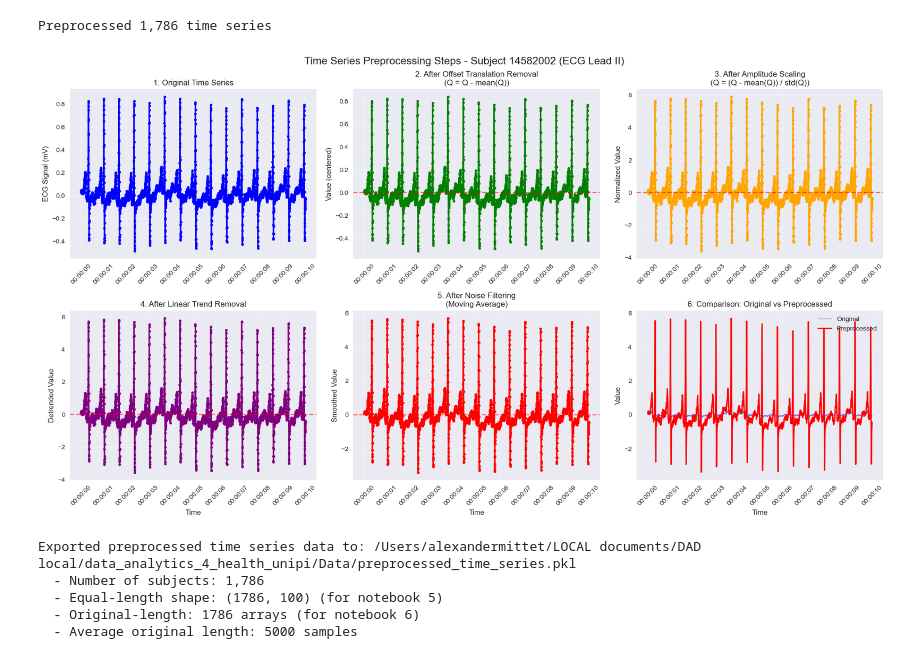
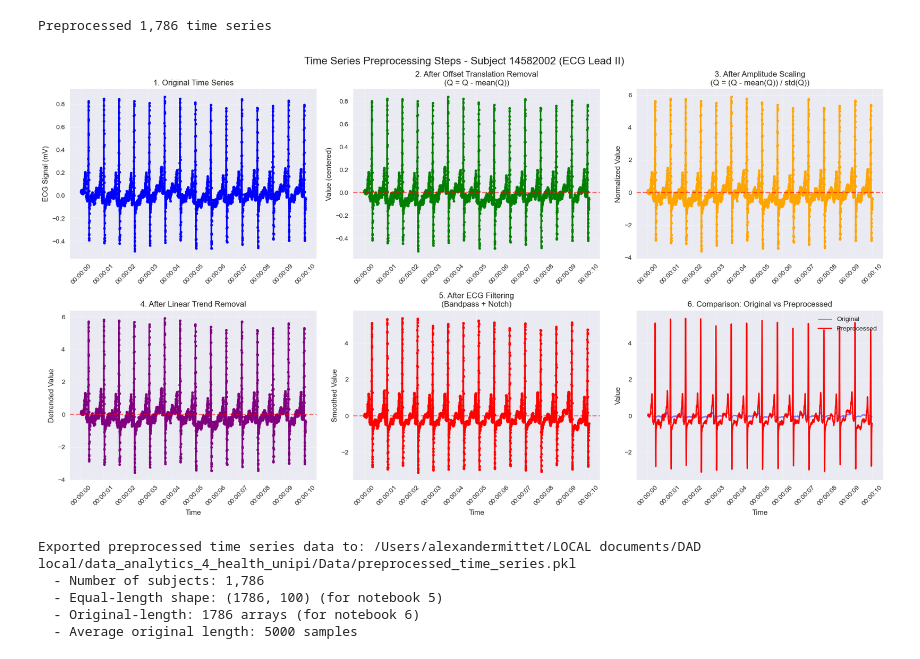
Before and after one commit to alexandermittet/Data_Analytics_for_Health_UniPi, a Jupyter notebook: code/3.1_timeseries_alex_executed.ipynb, the cells around one changed output. Cells and saved outputs as stored; diff of their text form; code cells hidden in the pictures.

```diff
--- a/code/3.1_timeseries_alex_executed.ipynb
+++ b/code/3.1_timeseries_alex_executed.ipynb
@@ -280,8 +332,15 @@ Time series length: 5,000 samples
 # %% [markdown]
 ## 3. Preprocessing
 # %%
-def preprocess_time_series(ts_values, apply_trend_removal=True, apply_noise_filtering=True, window_size=3):
-    """Preprocess time series: offset removal, scaling, detrending, smoothing."""
+def preprocess_time_series(ts_values, fs=500, apply_trend_removal=True, apply_ecg_filtering=True):
+    """Preprocess ECG time series: offset removal, scaling, detrending, ECG-specific filtering.
+
+    Args:
+        ts_values: ECG signal values
+        fs: Sampling frequency (Hz), default 500
+        apply_trend_removal: Whether to remove linear trend
+        apply_ecg_filtering: Whether to apply ECG bandpass and notch filters
+    """
     values = ts_values.copy()
     original_values = values.copy()
 
@@ -289,7 +348,7 @@ def preprocess_time_series(ts_values, apply_trend_removal=True, apply_noise_filt
     mean_val = np.mean(values)
     values_step1 = values - mean_val
 
-    # Step 2: Amplitude Scaling
+    # Step 2: Amplitude Scaling (z-normalization)
     std_val = np.std(values)
     if std_val > 0:
         values_step2 = values_step1 / std_val
@@ -306,13 +365,12 @@ def preprocess_time_series(ts_values, apply_trend_removal=True, apply_noise_filt
         values_step3 = values_step2
         trend = None
 
-    # Step 4: Noise Filtering (Moving Average)
-    if apply_noise_filtering and len(values) >= window_size:
-        values_step4 = np.convolve(values_step3, np.ones(window_size)/window_size, mode='same')
-        # Handle edges
-        half_window = window_size // 2
-        values_step4[:half_window] = values_step3[:half_window]
-        values_step4[-half_window:] = values_step3[-half_window:]
+    # Step 4: ECG-specific filtering (bandpass + notch)
+    if apply_ecg_filtering:
+        # Apply bandpass filter (0.5-40 Hz) to remove baseline wander and high-freq noise
+        values_step4a = ecg_bandpass_filter(values_step3, fs=fs, lowcut=0.5, highcut=40)
+        # Apply notch filter (60 Hz) to remove powerline interference
+        values_step4 = ecg_notch_filter(values_step4a, fs=fs, freq=60)
     else:
         values_step4 = values_step3
 
@@ -321,7 +379,7 @@ def preprocess_time_series(ts_values, apply_trend_removal=True, apply_noise_filt
         'after_offset': values_step1,
         'after_scaling': values_step2,
         'after_trend': values_step3,
-        'after_noise_filter': values_step4,
+        'after_ecg_filter': values_step4,
         'trend': trend if apply_trend_removal else None
     }
 
@@ -343,7 +401,7 @@ for subject_id, ts in time_series_dict.items():
     preprocessed_series[subject_id] = {
         'timestamps': ts['charttime'].values,
         'original': ts['valuenum'].values,
-        'preprocessed': preprocessed['after_noise_filter'],
+        'preprocessed': preprocessed['after_ecg_filter'],
         'all_steps': preprocessed
     }
 
@@ -383,37 +441,37 @@ axes[0, 2].tick_params(axis='x', rotation=45)
 
 # Plot after trend removal
 axes[1, 0].plot(timestamps, steps['after_trend'], 'purple', linewidth=2, marker='o', markersize=4)
 axes[1, 0].axhline(y=0, color='r', linestyle='--', alpha=0.5)
 axes[1, 0].set_title('4. After Linear Trend Removal')
 axes[1, 0].set_ylabel('Detrended Value')
 axes[1, 0].set_xlabel('Time')
 axes[1, 0].grid(True, alpha=0.3)
 axes[1, 0].tick_params(axis='x', rotation=45)
 
 # Plot after noise filtering
-axes[1, 1].plot(timestamps, steps['after_noise_filter'], 'red', linewidth=2, marker='o', markersize=4)
+axes[1, 1].plot(timestamps, steps['after_ecg_filter'], 'red', linewidth=2, marker='o', markersize=4)
 axes[1, 1].axhline(y=0, color='r', linestyle='--', alpha=0.5)
-axes[1, 1].set_title('5. After Noise Filtering\n(Moving Average)')
+axes[1, 1].set_title('5. After ECG Filtering\n(Bandpass + Notch)')
 axes[1, 1].set_ylabel('Smoothed Value')
 axes[1, 1].set_xlabel('Time')
 axes[1, 1].grid(True, alpha=0.3)
 axes[1, 1].tick_params(axis='x', rotation=45)
 
 # Plot comparison: original vs final
 axes[1, 2].plot(timestamps, steps['original'], 'b-', linewidth=1, alpha=0.5, label='Original')
-axes[1, 2].plot(timestamps, steps['after_noise_filter'], 'r-', linewidth=2, label='Preprocessed')
+axes[1, 2].plot(timestamps, steps['after_ecg_filter'], 'r-', linewidth=2, label='Preprocessed')
 axes[1, 2].set_title('6. Comparison: Original vs Preprocessed')
 axes[1, 2].set_ylabel('Value')
 axes[1, 2].set_xlabel('Time')
 axes[1, 2].legend()
 axes[1, 2].grid(True, alpha=0.3)
 axes[1, 2].tick_params(axis='x', rotation=45)
 
 plt.tight_layout()
 plt.savefig(code_path / 'time_series_preprocessing_steps.png', dpi=300, bbox_inches='tight')
 plt.show()
 # %% [output]
-[figure, old version]
+[figure, new version]
 # %%
 import pickle
 
```
Also changed, not shown: parts of 8 cells of this notebook, 12 other files.
